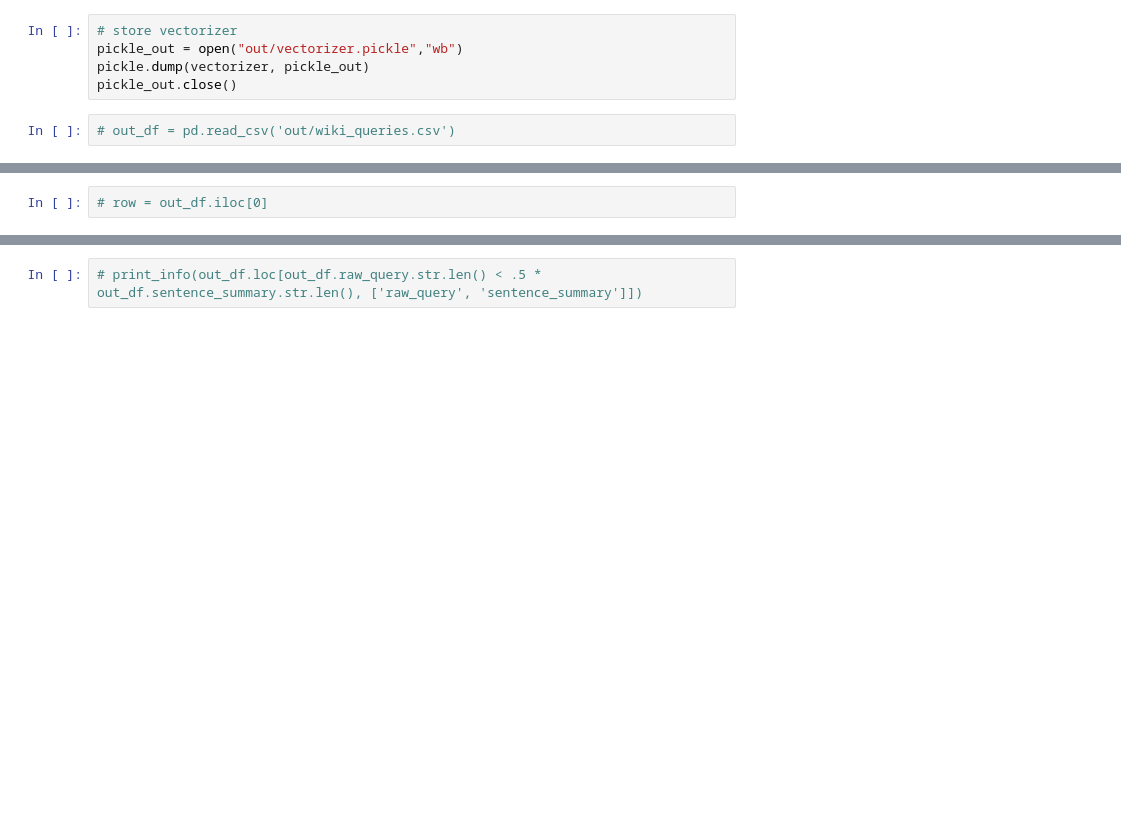
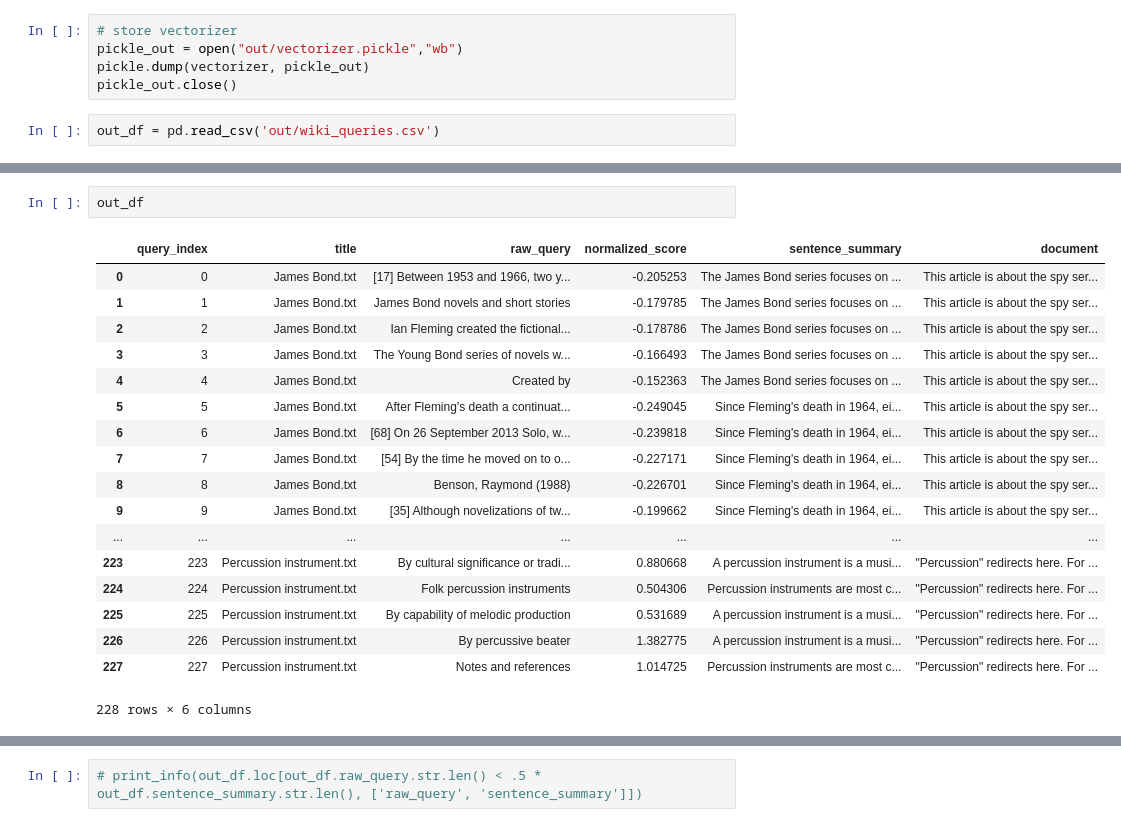
Before and after one commit to ZhaiResearchGroup/wiki_data_extraction, a Jupyter notebook: old/old_gen.ipynb, the cells around one changed output, grey strips where cells are left out. Saved outputs shown, nothing was run; the diff lists cells and outputs as text; blank space fills up the shorter version.

```diff
--- a/old/old_gen.ipynb
+++ b/old/old_gen.ipynb
@@ -239,4 +257,4 @@ pickle_out = open("out/vectorizer.pickle","wb")
 pickle.dump(vectorizer, pickle_out)
 pickle_out.close()
 # %%
-# out_df = pd.read_csv('out/wiki_queries.csv')
+out_df = pd.read_csv('out/wiki_queries.csv')
@@ -264,3 +261,22 @@ pickle_out.close()
-# %%
-# row = out_df.iloc[0]
+# %%
+out_df
+# %% [output]
+|  | query_index | title | raw_query | normalized_score | sentence_summary | document |
+| 0 | 0 | James Bond.txt | [17] Between 1953 and 1966, two y... | -0.205253 | The James Bond series focuses on ... | This article is about the spy ser... |
+| 1 | 1 | James Bond.txt | James Bond novels and short stories | -0.179785 | The James Bond series focuses on ... | This article is about the spy ser... |
+| 2 | 2 | James Bond.txt | Ian Fleming created the fictional... | -0.178786 | The James Bond series focuses on ... | This article is about the spy ser... |
+| 3 | 3 | James Bond.txt | The Young Bond series of novels w... | -0.166493 | The James Bond series focuses on ... | This article is about the spy ser... |
+| 4 | 4 | James Bond.txt | Created by | -0.152363 | The James Bond series focuses on ... | This article is about the spy ser... |
+| 5 | 5 | James Bond.txt | After Fleming's death a continuat... | -0.249045 | Since Fleming's death in 1964, ei... | This article is about the spy ser... |
+| 6 | 6 | James Bond.txt | [68] On 26 September 2013 Solo, w... | -0.239818 | Since Fleming's death in 1964, ei... | This article is about the spy ser... |
+| 7 | 7 | James Bond.txt | [54] By the time he moved on to o... | -0.227171 | Since Fleming's death in 1964, ei... | This article is about the spy ser... |
+| 8 | 8 | James Bond.txt | Benson, Raymond (1988) | -0.226701 | Since Fleming's death in 1964, ei... | This article is about the spy ser... |
+| 9 | 9 | James Bond.txt | [35] Although novelizations of tw... | -0.199662 | Since Fleming's death in 1964, ei... | This article is about the spy ser... |
+| ... | ... | ... | ... | ... | ... | ... |
+| 223 | 223 | Percussion instrument.txt | By cultural significance or tradi... | 0.880668 | A percussion instrument is a musi... | "Percussion" redirects here. For ... |
+| 224 | 224 | Percussion instrument.txt | Folk percussion instruments | 0.504306 | Percussion instruments are most c... | "Percussion" redirects here. For ... |
+| 225 | 225 | Percussion instrument.txt | By capability of melodic production | 0.531689 | A percussion instrument is a musi... | "Percussion" redirects here. For ... |
+| 226 | 226 | Percussion instrument.txt | By percussive beater | 1.382775 | A percussion instrument is a musi... | "Percussion" redirects here. For ... |
+| 227 | 227 | Percussion instrument.txt | Notes and references | 1.014725 | Percussion instruments are most c... | "Percussion" redirects here. For ... |
+228 rows × 6 columns
 # %%
```
Also changed, not shown: parts of 7 cells of this notebook, 9 other files.
